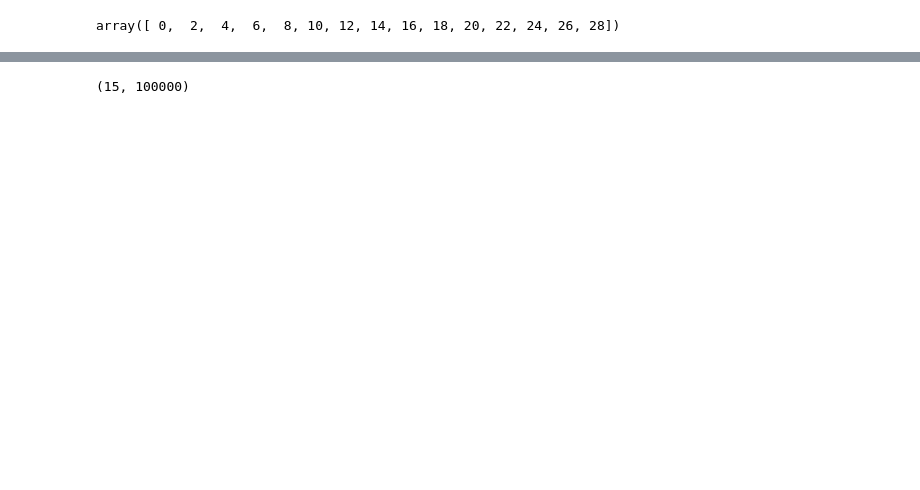
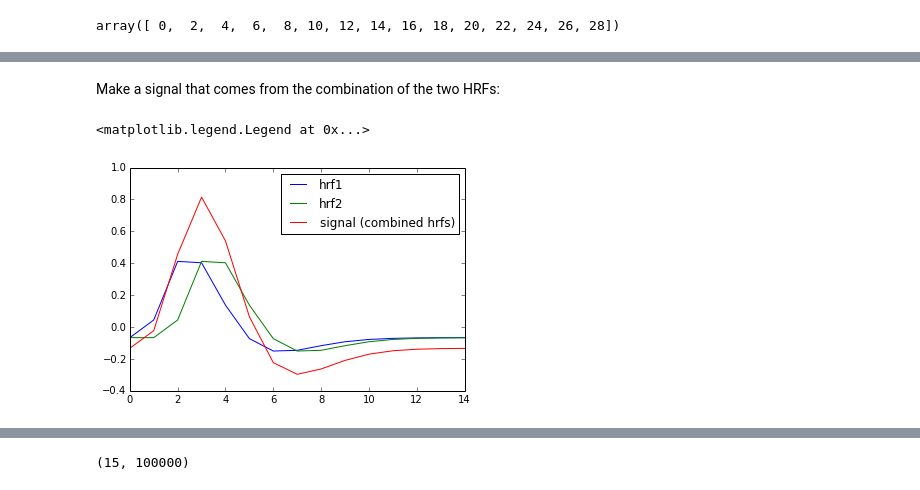
Before and after one commit to practical-neuroimaging/pna-notebooks, a Jupyter notebook: correlated_regressors.ipynb, the cells around one changed output, grey strips where cells are left out. Cells and saved outputs as stored; diff of their text form; code cells hidden in the pictures; blank space fills up the shorter version.

```diff
--- a/correlated_regressors.ipynb
+++ b/correlated_regressors.ipynb
@@ -37,0 +65,11 @@ array([[ 1.    ,  0.7453],
+# %% [markdown]
+Make a signal that comes from the combination of the two HRFs:
+# %%
+signal = hrf1 + hrf2
+plt.plot(hrf1, label='hrf1')
+plt.plot(hrf2, label='hrf2')
+plt.plot(signal, label='signal (combined hrfs)')
+plt.legend()
+# %% [output]
+<matplotlib.legend.Legend at 0x...>
+[figure, added]
```
Also changed, not shown: parts of 28 cells of this notebook.
